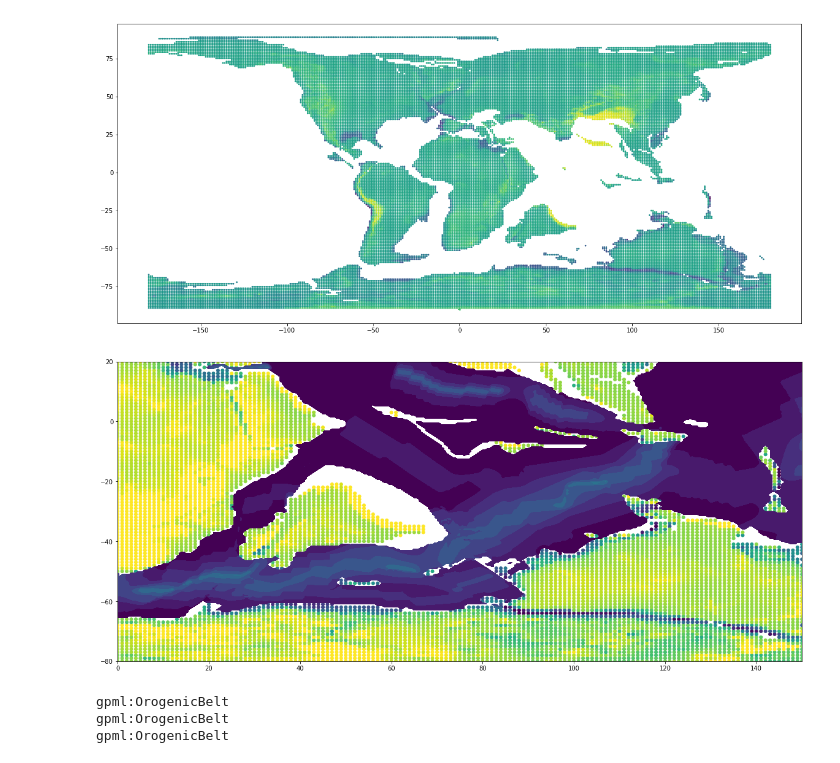
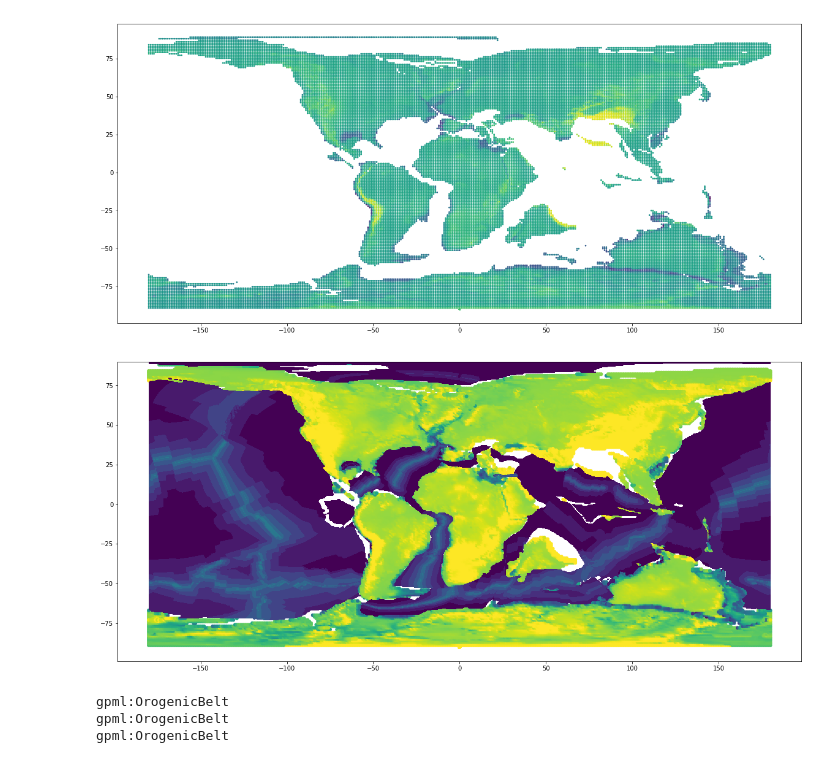
Before and after one commit to siwill22/paleotopography, a Jupyter notebook: dev/paleotopography_backtracking.ipynb, the cells around one changed output. Cells and saved outputs as stored; diff of their text form; code cells hidden in the pictures.

```diff
--- a/dev/paleotopography_backtracking.ipynb
+++ b/dev/paleotopography_backtracking.ipynb
@@ -93,16 +93,16 @@ Sample present-day grid...
 # %%
 paleoage = GplatesRaster(agegrid_file_template % to_time)
 
 seafloor_depth = pg.age2depth(paleoage.gridZ)
 
 plt.figure(figsize=(20,9))
 plt.scatter(reconstructed_point_lons,reconstructed_point_lats,
             c=reconstructed_topography_points,s=25,vmin=-5000,vmax=1000)
 plt.contourf(paleoage.gridX,paleoage.gridY,seafloor_depth,vmin=-5000,vmax=1000)
-plt.axis([0,150,-80,20])
+#plt.axis([0,150,-80,20])
 plt.show()
 # %% [output]
-[figure, old version]
+[figure, new version]
 # %%
 scaled_reconstructed_topography_points = np.copy(reconstructed_topography_points)
 
```
Also changed, not shown: parts of 1 cell of this notebook, 1 other file.
